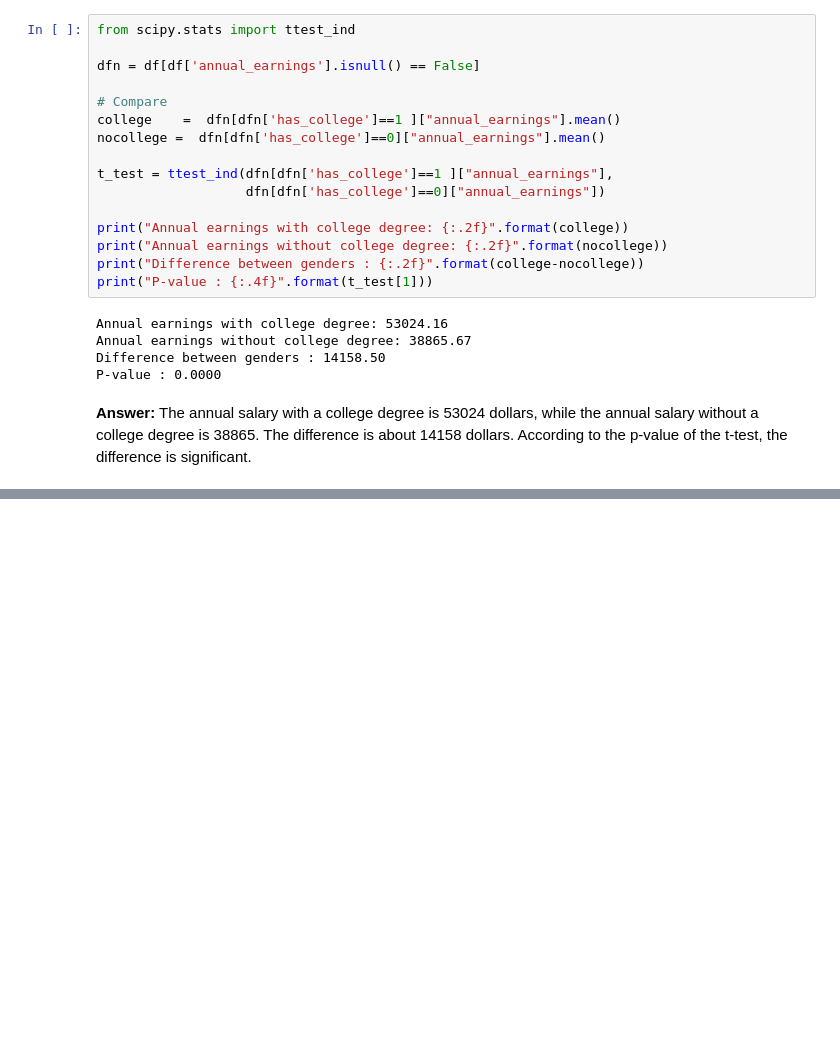
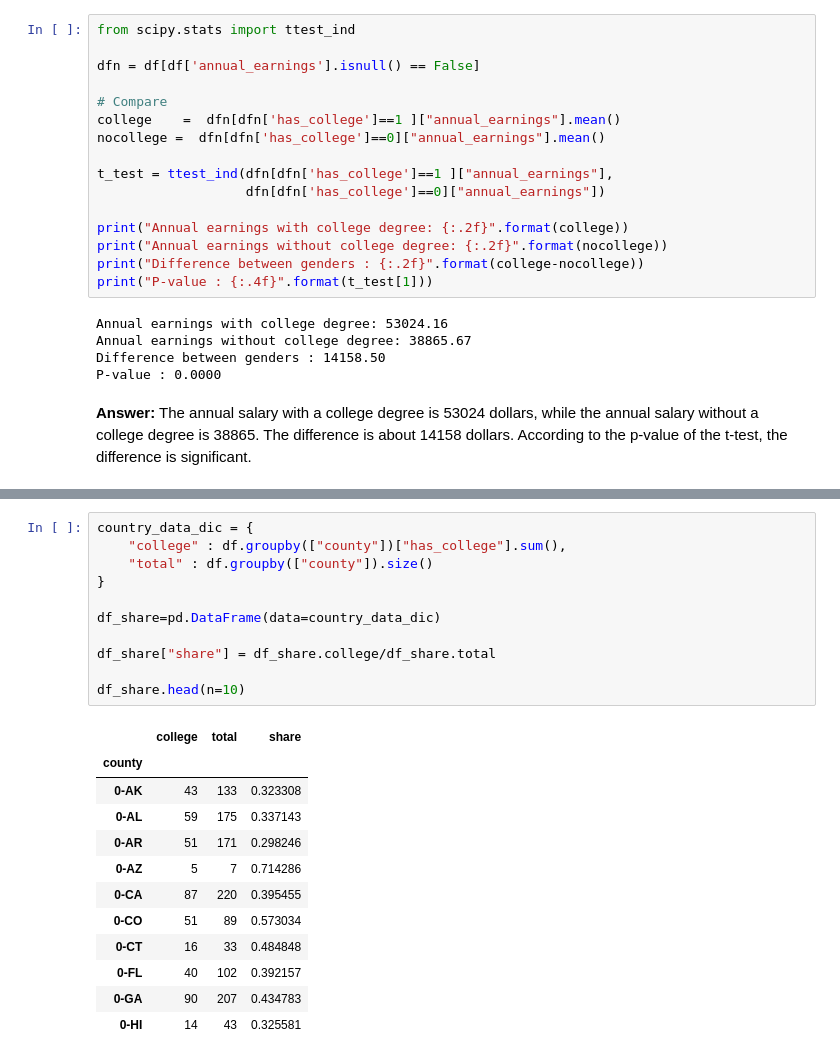
Before and after one commit to gamecicn/ids701_assignment, a Jupyter notebook: as5_matching_exercise.ipynb, the cells around one changed output, grey strips where cells are left out. Saved outputs shown, nothing was run; the diff lists cells and outputs as text; blank space fills up the shorter version.

```diff
--- a/as5_matching_exercise.ipynb
+++ b/as5_matching_exercise.ipynb
@@ -59,0 +86,24 @@ P-value : 0.0000
+# %%
+country_data_dic = {
+    "college" : df.groupby(["county"])["has_college"].sum(),
+    "total" : df.groupby(["county"]).size()
+}
+
+df_share=pd.DataFrame(data=country_data_dic)
+
+df_share["share"] = df_share.college/df_share.total
+
+df_share.head(n=10)
+# %% [output]
+|  | college | total | share |
+| county |  |  |  |
+| 0-AK | 43 | 133 | 0.323308 |
+| 0-AL | 59 | 175 | 0.337143 |
+| 0-AR | 51 | 171 | 0.298246 |
+| 0-AZ | 5 | 7 | 0.714286 |
+| 0-CA | 87 | 220 | 0.395455 |
+| 0-CO | 51 | 89 | 0.573034 |
+| 0-CT | 16 | 33 | 0.484848 |
+| 0-FL | 40 | 102 | 0.392157 |
+| 0-GA | 90 | 207 | 0.434783 |
+| 0-HI | 14 | 43 | 0.325581 |
```
Also changed, not shown: parts of 22 cells of this notebook.
